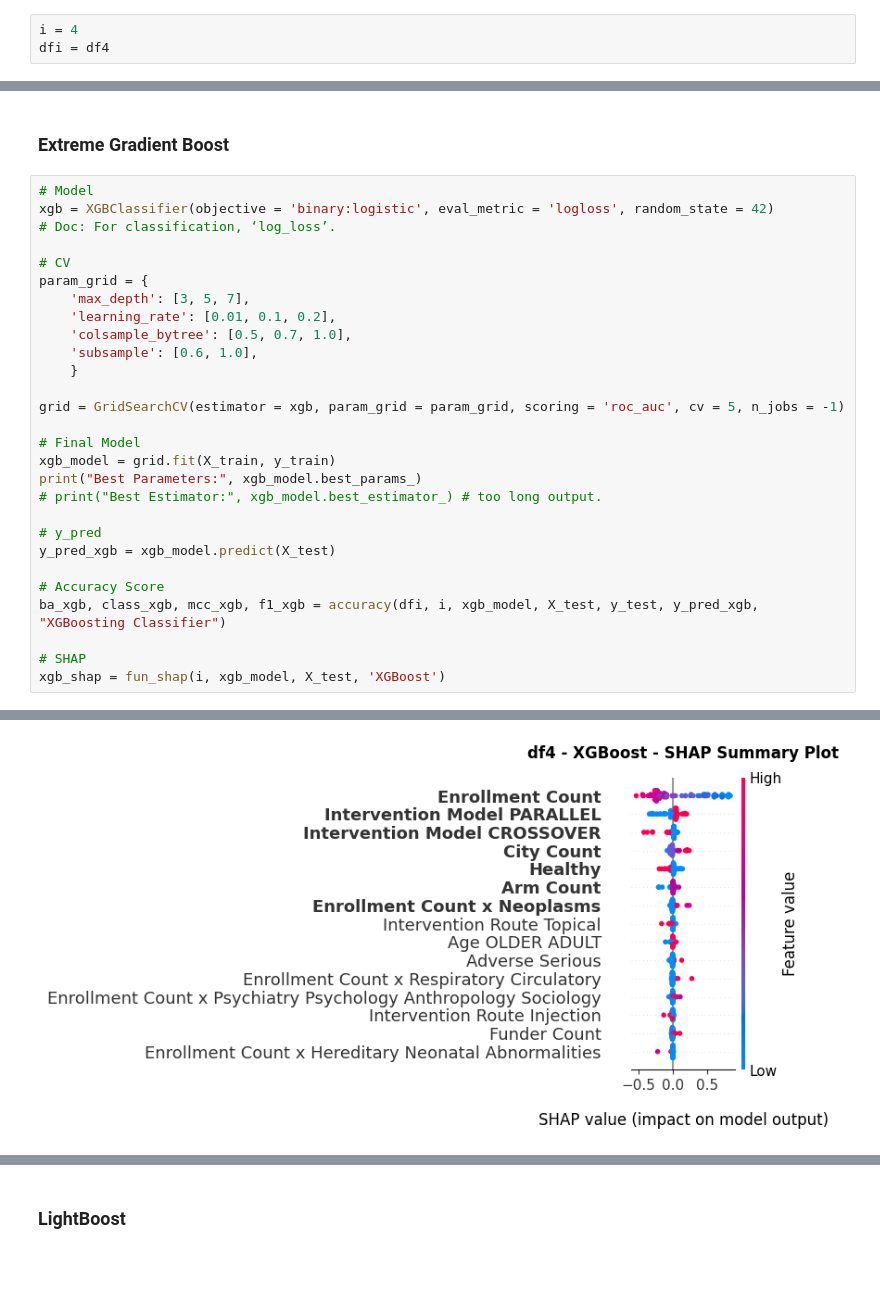
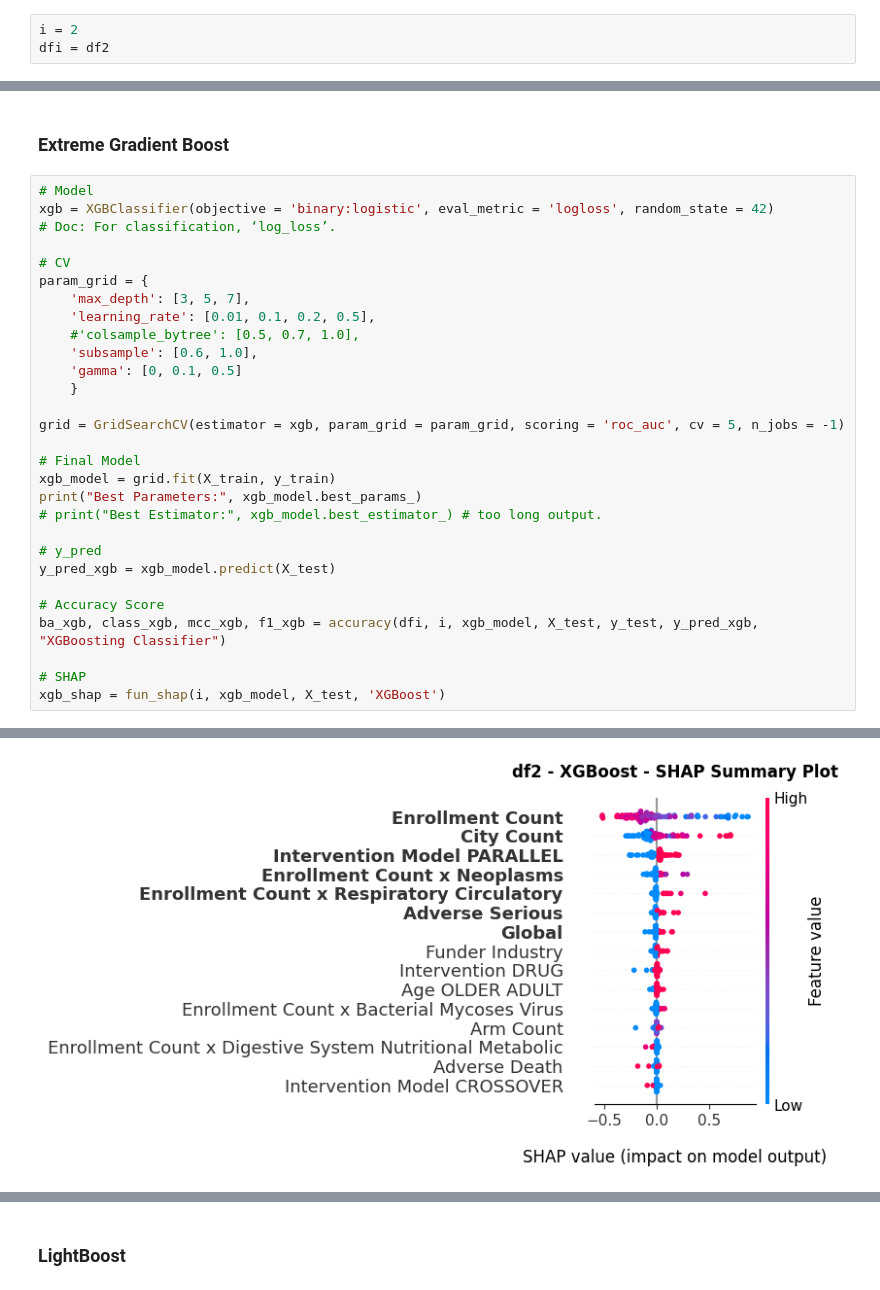
Before and after one commit to AndreouEugenia/Thesis, a Jupyter notebook: 5a.Thesis_Models.ipynb, the cells around one changed output, grey strips where cells are left out. Drawn from its saved outputs; the diff is of its cells as text; blank space fills up the shorter version.

```diff
--- a/5a.Thesis_Models.ipynb
+++ b/5a.Thesis_Models.ipynb
@@ -185,8 +185,8 @@ display(df4.shape)
 (13317, 73)
 (12420, 73)
 # %%
-i = 4
-dfi = df4
+i = 2
+dfi = df2
 # %% [markdown]
 ## X , y
 # %%
@@ -785,9 +788,10 @@ xgb = XGBClassifier(objective = 'binary:logistic', eval_metric = 'logloss', rand
 # CV
 param_grid = {
     'max_depth': [3, 5, 7],
-    'learning_rate': [0.01, 0.1, 0.2],
-    'colsample_bytree': [0.5, 0.7, 1.0],
+    'learning_rate': [0.01, 0.1, 0.2, 0.5],
+    #'colsample_bytree': [0.5, 0.7, 1.0],
     'subsample': [0.6, 1.0],
+    'gamma': [0, 0.1, 0.5]
     }
 
 grid = GridSearchCV(estimator = xgb, param_grid = param_grid, scoring = 'roc_auc', cv = 5, n_jobs = -1)
@@ -827 +831 @@ PR AUC : 0.539
-[figure, old version]
+[figure, new version]
```
Also changed, not shown: parts of 20 cells of this notebook, 6 other files.
